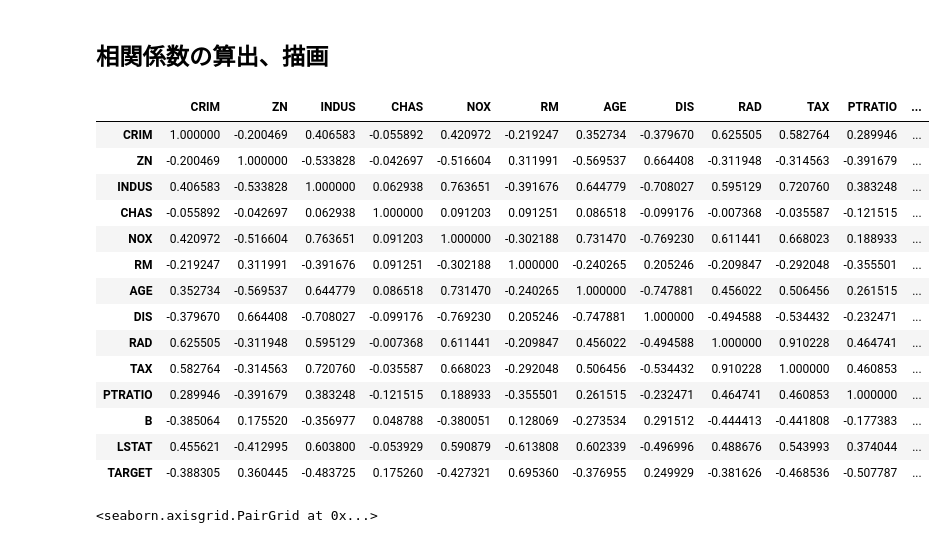
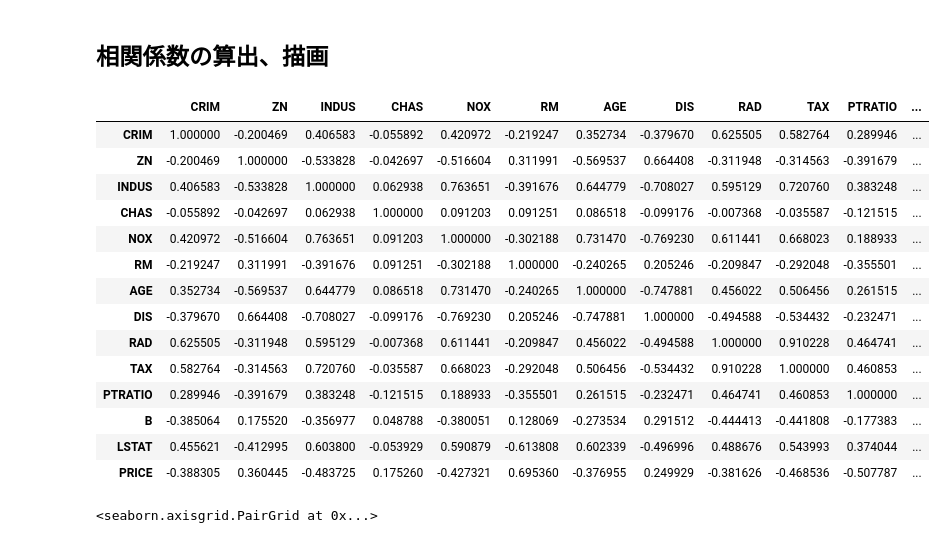
Before and after one commit to takasaki376/rabbit-report, a Jupyter notebook: stage2/report-stage2_01_線形回帰モデル.ipynb, the cells around one changed output. Drawn from its saved outputs; the diff is of its cells as text; code cells hidden in the pictures.

```diff
--- a/stage2/report-stage2_01_線形回帰モデル.ipynb
+++ b/stage2/report-stage2_01_線形回帰モデル.ipynb
@@ -170,25 +170,24 @@ df.head()
 ## 相関係数の算出、描画
 # %%
 # 相関係数の算出 (０は相関がない、１・－１のどちらかに近づけば相関がある)
-df_chk=df
-df_chk['TARGET']=boston.target
-df_chk.corr()
+df['PRICE']=boston.target
+df.corr()
 # %% [output]
 |  | CRIM | ZN | INDUS | CHAS | NOX | RM | AGE | DIS | RAD | TAX | PTRATIO | ... |
 | CRIM | 1.000000 | -0.200469 | 0.406583 | -0.055892 | 0.420972 | -0.219247 | 0.352734 | -0.379670 | 0.625505 | 0.582764 | 0.289946 | ... |
 | ZN | -0.200469 | 1.000000 | -0.533828 | -0.042697 | -0.516604 | 0.311991 | -0.569537 | 0.664408 | -0.311948 | -0.314563 | -0.391679 | ... |
 | INDUS | 0.406583 | -0.533828 | 1.000000 | 0.062938 | 0.763651 | -0.391676 | 0.644779 | -0.708027 | 0.595129 | 0.720760 | 0.383248 | ... |
 | CHAS | -0.055892 | -0.042697 | 0.062938 | 1.000000 | 0.091203 | 0.091251 | 0.086518 | -0.099176 | -0.007368 | -0.035587 | -0.121515 | ... |
 | NOX | 0.420972 | -0.516604 | 0.763651 | 0.091203 | 1.000000 | -0.302188 | 0.731470 | -0.769230 | 0.611441 | 0.668023 | 0.188933 | ... |
 | RM | -0.219247 | 0.311991 | -0.391676 | 0.091251 | -0.302188 | 1.000000 | -0.240265 | 0.205246 | -0.209847 | -0.292048 | -0.355501 | ... |
 | AGE | 0.352734 | -0.569537 | 0.644779 | 0.086518 | 0.731470 | -0.240265 | 1.000000 | -0.747881 | 0.456022 | 0.506456 | 0.261515 | ... |
 | DIS | -0.379670 | 0.664408 | -0.708027 | -0.099176 | -0.769230 | 0.205246 | -0.747881 | 1.000000 | -0.494588 | -0.534432 | -0.232471 | ... |
 | RAD | 0.625505 | -0.311948 | 0.595129 | -0.007368 | 0.611441 | -0.209847 | 0.456022 | -0.494588 | 1.000000 | 0.910228 | 0.464741 | ... |
 | TAX | 0.582764 | -0.314563 | 0.720760 | -0.035587 | 0.668023 | -0.292048 | 0.506456 | -0.534432 | 0.910228 | 1.000000 | 0.460853 | ... |
 | PTRATIO | 0.289946 | -0.391679 | 0.383248 | -0.121515 | 0.188933 | -0.355501 | 0.261515 | -0.232471 | 0.464741 | 0.460853 | 1.000000 | ... |
 | B | -0.385064 | 0.175520 | -0.356977 | 0.048788 | -0.380051 | 0.128069 | -0.273534 | 0.291512 | -0.444413 | -0.441808 | -0.177383 | ... |
 | LSTAT | 0.455621 | -0.412995 | 0.603800 | -0.053929 | 0.590879 | -0.613808 | 0.602339 | -0.496996 | 0.488676 | 0.543993 | 0.374044 | ... |
-| TARGET | -0.388305 | 0.360445 | -0.483725 | 0.175260 | -0.427321 | 0.695360 | -0.376955 | 0.249929 | -0.381626 | -0.468536 | -0.507787 | ... |
+| PRICE | -0.388305 | 0.360445 | -0.483725 | 0.175260 | -0.427321 | 0.695360 | -0.376955 | 0.249929 | -0.381626 | -0.468536 | -0.507787 | ... |
 # %%
 ## matplotlib が使えることが前提
 %matplotlib inline
```
Also changed, not shown: parts of 22 cells of this notebook, 4 other files.
